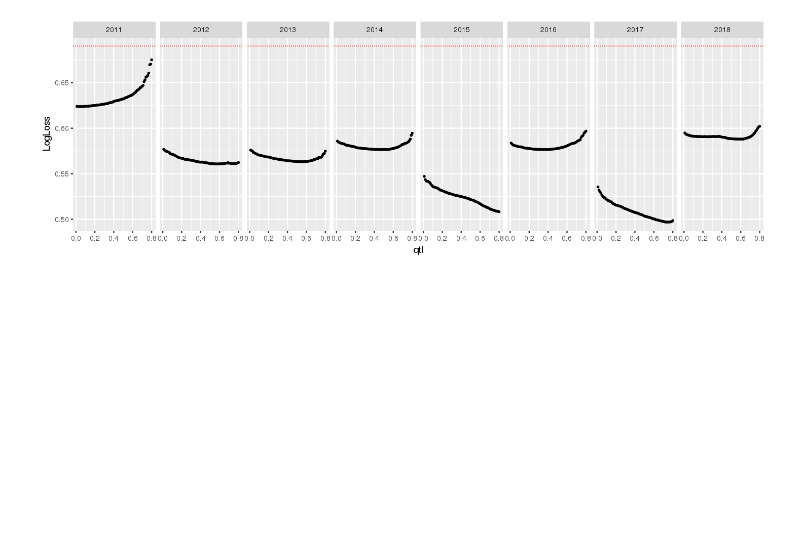
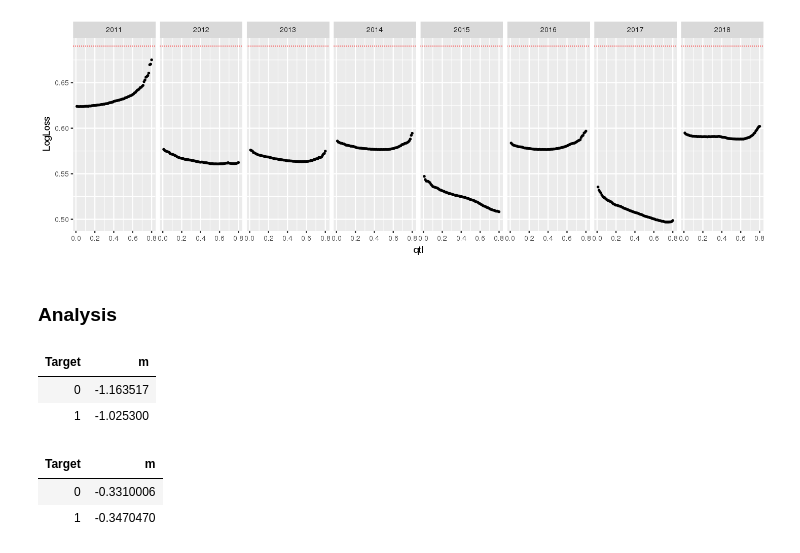
Before and after one commit to fab64443/marchmadness2019, a Jupyter notebook: ratingexploratory/OffDef_Rating.ipynb, the cells around one changed output. Cells and saved outputs as stored; diff of their text form; code cells hidden in the pictures; blank space fills up the shorter version.

```diff
--- a/ratingexploratory/OffDef_Rating.ipynb
+++ b/ratingexploratory/OffDef_Rating.ipynb
@@ -403,3 +403,5 @@ ggplot(data=df.valid.perf,aes(x=qtl,y=LogLoss)) +
     facet_grid(. ~ Season)
 # %% [output]
 [figure]
+# %% [markdown]
+### Analysis
@@ -405,0 +415,10 @@ ggplot(data=df.valid.perf,aes(x=qtl,y=LogLoss)) +
+# %%
+df.valid.details %>% filter(OK==0) %>% group_by(Target) %>% summarise(m=mean(LogLoss))
+df.valid.details %>% filter(OK==1) %>% group_by(Target) %>% summarise(m=mean(LogLoss))
+# %% [output]
+| Target | m |
+| 0 | -1.163517 |
+| 1 | -1.025300 |
+| Target | m |
+| 0 | -0.3310006 |
+| 1 | -0.3470470 |
```
Also changed, not shown: parts of 2 cells of this notebook, 19 other files.
